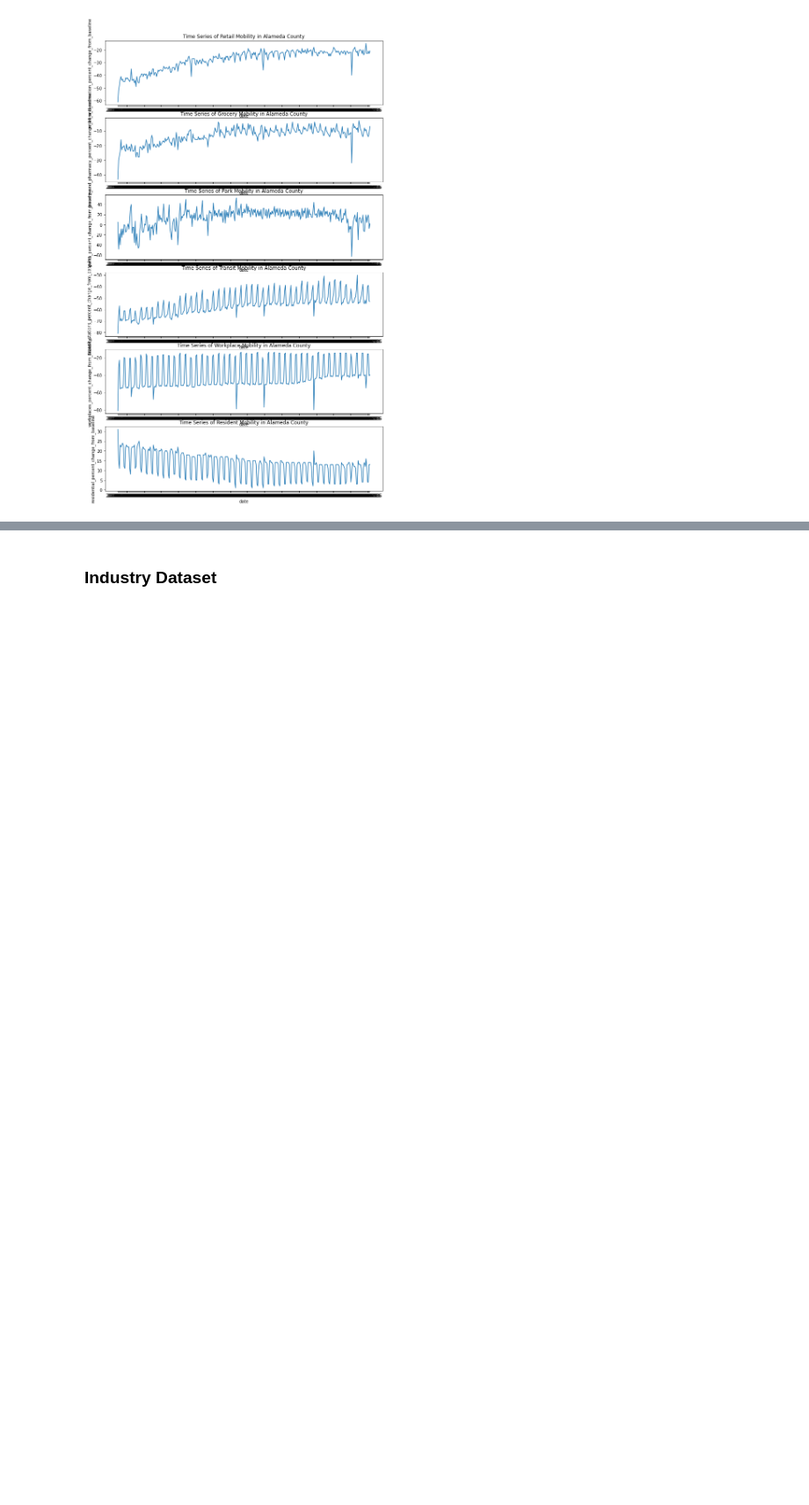
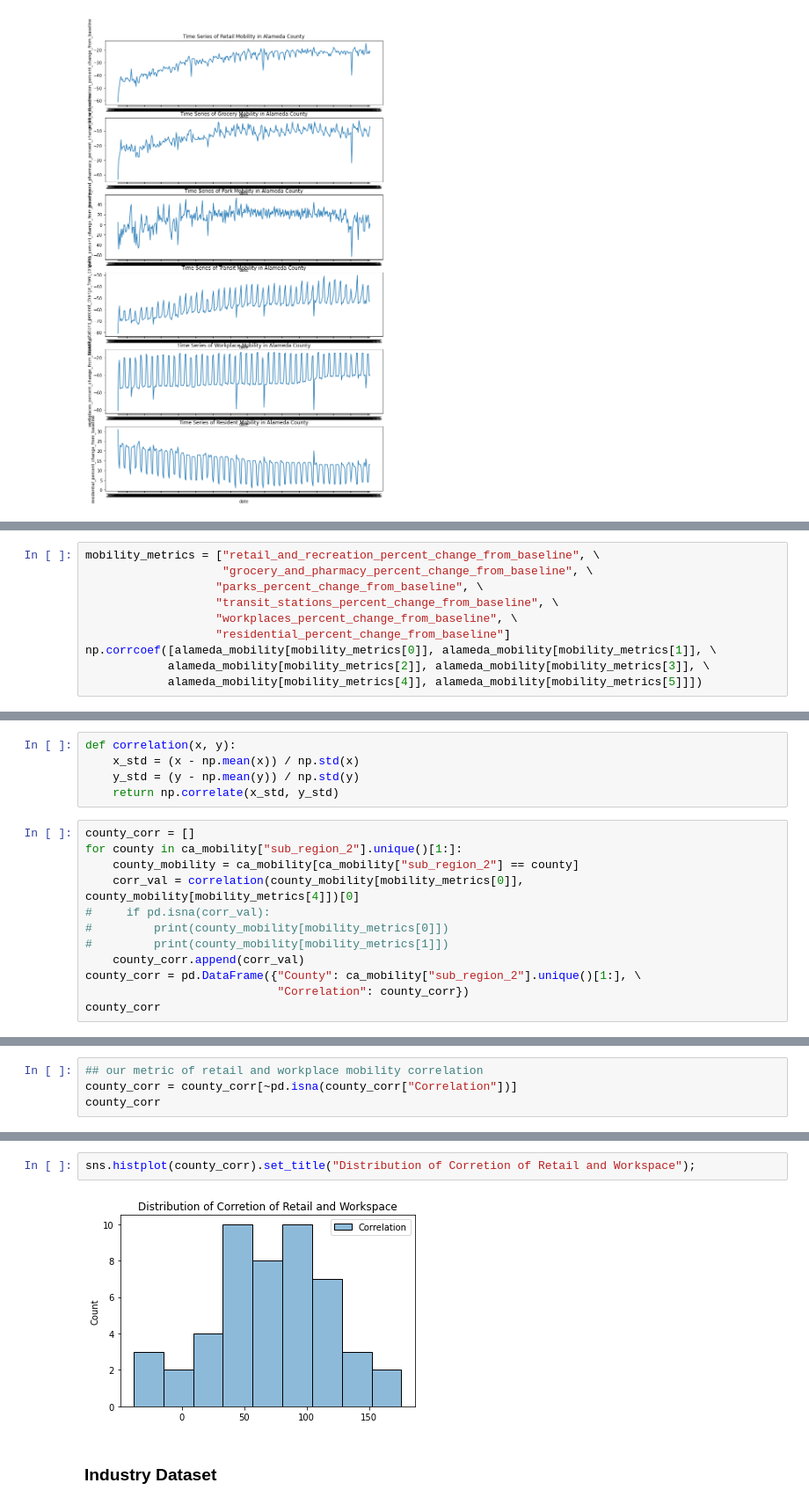
Before and after one commit to pkargupta/mobo102, a Jupyter notebook: Question 1 EDA.ipynb, the cells around one changed output, grey strips where cells are left out. Shown: that part at 88% size. Cells and saved outputs as stored; diff of their text form; blank space fills up the shorter version.

Commit message:
added outcome metrics and casuality analysis roadmap

```diff
--- a/Question 1 EDA.ipynb
+++ b/Question 1 EDA.ipynb
@@ -111,0 +114,10 @@ sns.lineplot(x="date", y="residential_percent_change_from_baseline", data=alamed
+# %%
+mobility_metrics = ["retail_and_recreation_percent_change_from_baseline", \
+                    "grocery_and_pharmacy_percent_change_from_baseline", \
+                   "parks_percent_change_from_baseline", \
+                   "transit_stations_percent_change_from_baseline", \
+                   "workplaces_percent_change_from_baseline", \
+                   "residential_percent_change_from_baseline"]
+np.corrcoef([alameda_mobility[mobility_metrics[0]], alameda_mobility[mobility_metrics[1]], \
+            alameda_mobility[mobility_metrics[2]], alameda_mobility[mobility_metrics[3]], \
+            alameda_mobility[mobility_metrics[4]], alameda_mobility[mobility_metrics[5]]])
@@ -111,0 +141,17 @@ sns.lineplot(x="date", y="residential_percent_change_from_baseline", data=alamed
+# %%
+def correlation(x, y):
+    x_std = (x - np.mean(x)) / np.std(x)
+    y_std = (y - np.mean(y)) / np.std(y)
+    return np.correlate(x_std, y_std)
+# %%
+county_corr = []
+for county in ca_mobility["sub_region_2"].unique()[1:]:
+    county_mobility = ca_mobility[ca_mobility["sub_region_2"] == county]
+    corr_val = correlation(county_mobility[mobility_metrics[0]], county_mobility[mobility_metrics[4]])[0]
+#     if pd.isna(corr_val):
+#         print(county_mobility[mobility_metrics[0]])
+#         print(county_mobility[mobility_metrics[1]])
+    county_corr.append(corr_val)
+county_corr = pd.DataFrame({"County": ca_mobility["sub_region_2"].unique()[1:], \
+                            "Correlation": county_corr})
+county_corr
@@ -111,0 +199,4 @@ sns.lineplot(x="date", y="residential_percent_change_from_baseline", data=alamed
+# %%
+## our metric of retail and workplace mobility correlation
+county_corr = county_corr[~pd.isna(county_corr["Correlation"])]
+county_corr
@@ -112,3 +221,7 @@ sns.lineplot(x="date", y="residential_percent_change_from_baseline", data=alamed
+# %%
+sns.histplot(county_corr).set_title("Distribution of Corretion of Retail and Workspace");
+# %% [output]
+[figure, added]
 # %% [markdown]
 ### Industry Dataset
 # %% [markdown]
```
Also changed, not shown: parts of 13 cells of this notebook.
